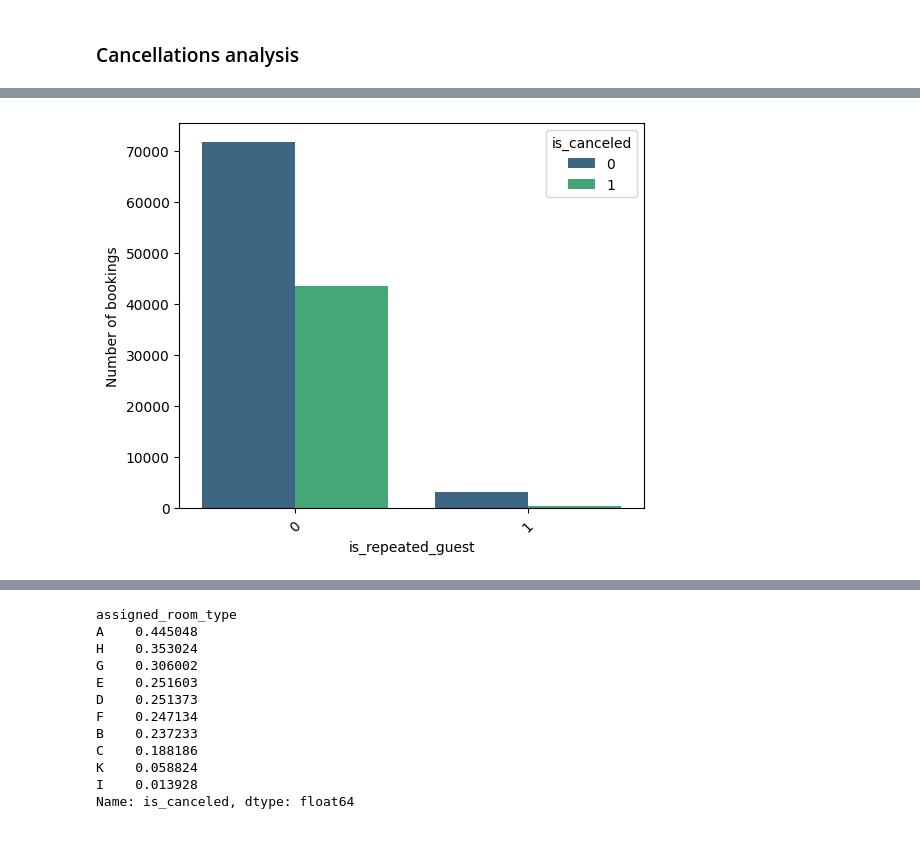
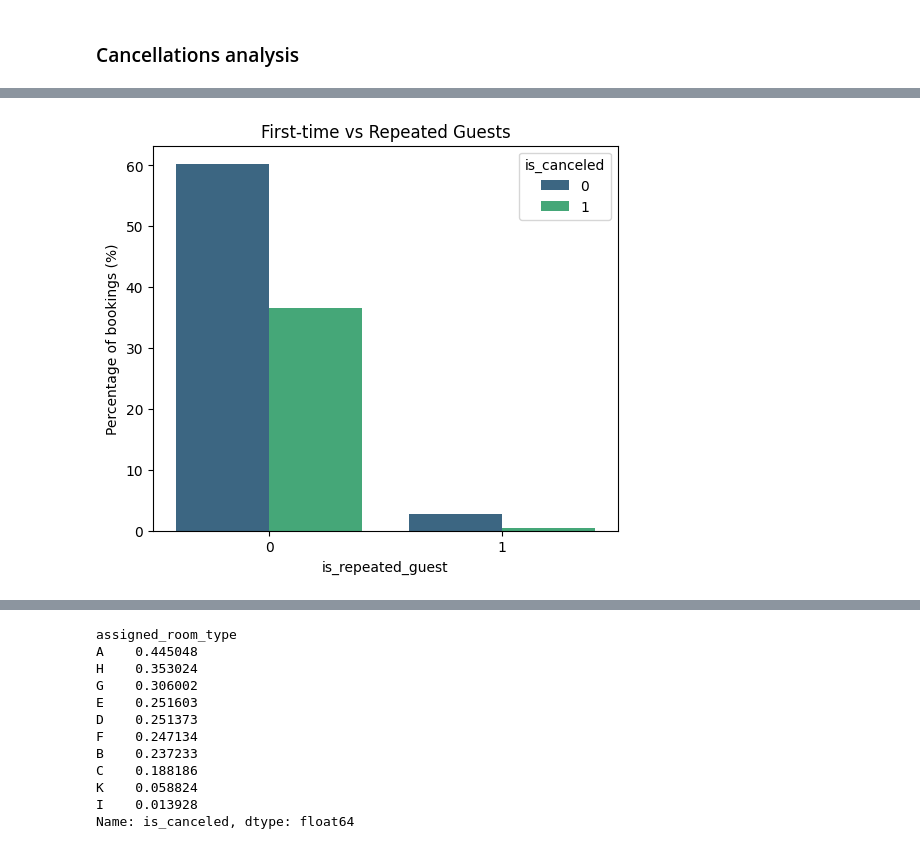
Before and after one commit to Parth-11022004/hotel_booking_cancellation_prediction, a Jupyter notebook: Hotel_bookings_EDA.ipynb, the cells around one changed output, grey strips where cells are left out. Saved outputs shown, nothing was run; the diff lists cells and outputs as text; code cells hidden in the pictures.

```diff
--- a/Hotel_bookings_EDA.ipynb
+++ b/Hotel_bookings_EDA.ipynb
@@ -336,8 +364,8 @@ plt.show()
 # %%
 plt.figure(figsize=(6,5))
-sns.countplot(data=df,x='is_repeated_guest',hue='is_canceled',palette='viridis')
-plt.ylabel('Number of bookings')
-plt.xticks(rotation=45)
+sns.countplot(data=df,x='is_repeated_guest',hue='is_canceled',palette='viridis',stat='percent')
+plt.ylabel('Percentage of bookings (%)')
+plt.title('First-time vs Repeated Guests')
 plt.show()
 # %% [output]
-[figure, old version]
+[figure, new version]
```
Also changed, not shown: parts of 24 cells of this notebook.
